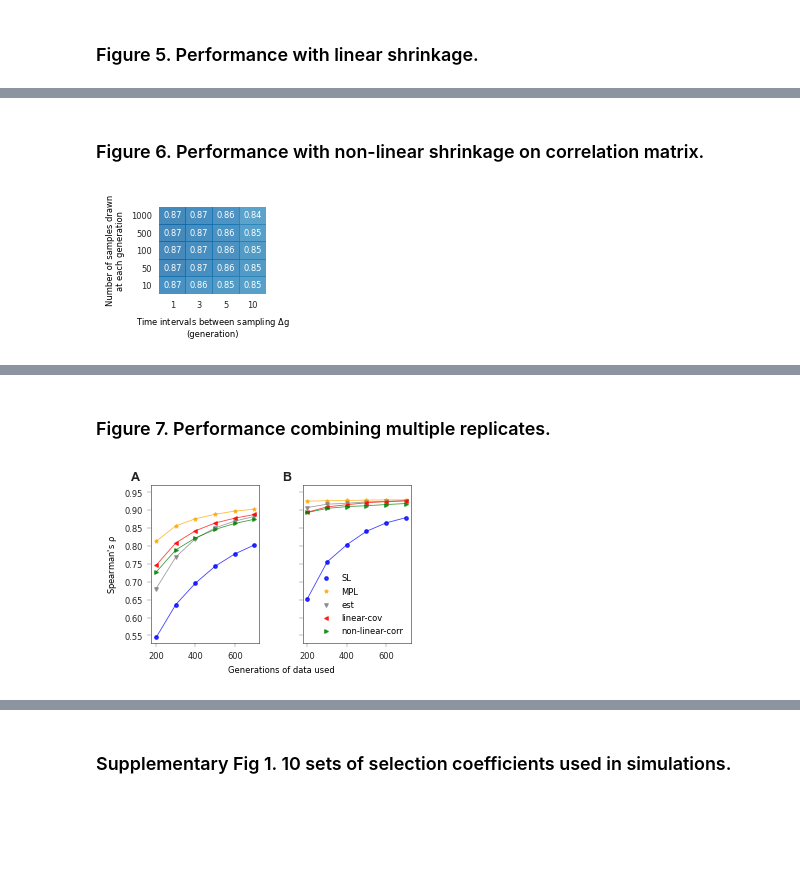
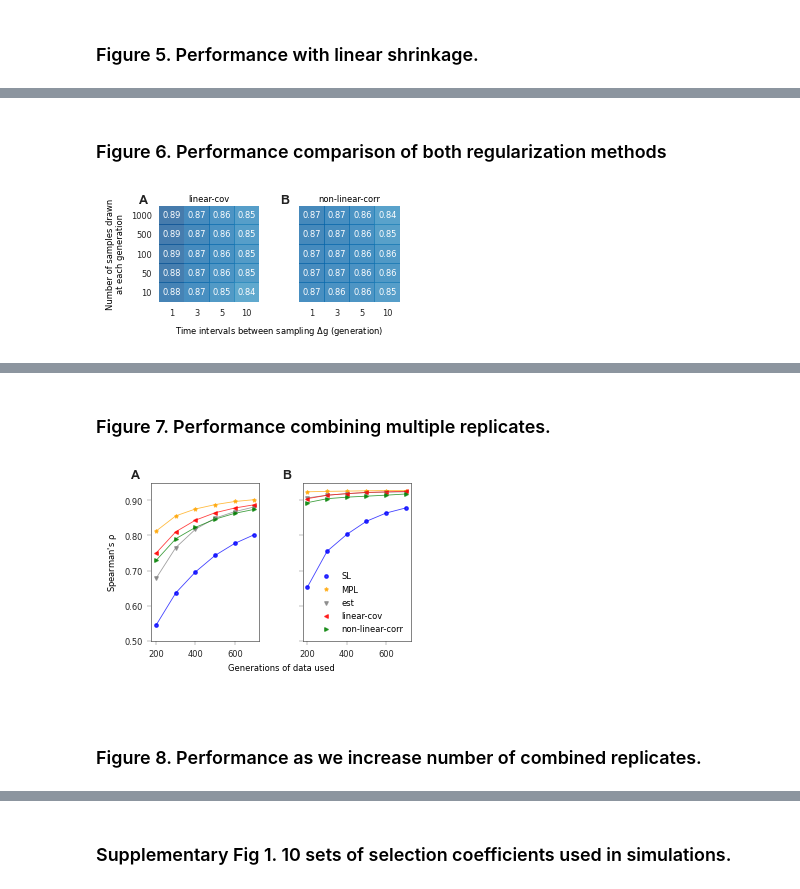
Before and after one commit to bartonlab/paper-covariance-estimation, a Jupyter notebook: figures.ipynb, the cells around one changed output, grey strips where cells are left out. Cells and saved outputs as stored; diff of their text form; code cells hidden in the pictures; blank space fills up the shorter version.

```diff
--- a/figures.ipynb
+++ b/figures.ipynb
@@ -228,15 +235,15 @@ fig.plot_figure_performance_with_linear_shrinkage(spearmanr_basic, spearmanr_lin
 # %% [markdown]
 <a id='fig6'></a>
-# %% [markdown]
-### Figure 6. Performance with non-linear shrinkage on correlation matrix.
+# %% [markdown]
+### Figure 6. Performance comparison of both regularization methods
 # %%
 reload(fig)
-fig.plot_figure_performance_with_nonlinear_shrinkage(spearmanr_dcorr, truncate_index=5, truncate_list=TRUNCATE,
-                                                     sample_list=SAMPLE, record_list=RECORD, loss_selected=3,
-                                                     gamma_selected=0,
-                                                     save_file=FIG_DIR + "/fig6-performance-nonlinear-shrinkage.pdf")
+fig.plot_figure_performance_with_both_regularizations(spearmanr_linear, spearmanr_dcorr, truncate_index=5, truncate_list=TRUNCATE,
+                                                      sample_list=SAMPLE, record_list=RECORD, loss_selected=3,
+                                                      gamma_selected=0, linear_selected=2,
+                                                      save_file=FIG_DIR + "/fig6-performance-both-shrinkage.pdf")
 # %% [output]
-[figure, old version]
+[figure, new version]
 # %% [markdown]
 <a id='fig7'></a>
 # %% [markdown]
@@ -275,10 +282,13 @@ def load_performance_combine(window=4, loss_selected=3, gamma_selected=0):
 # %%
 reload(fig)
-fig.plot_figure_performance_combining_multiple_replicates(spearmanr_basic, spearmanr_linear, spearmanr_dcorr,
-                                                          spearmanr_basic_combine, spearmanr_linear_combine,
-                                                          spearmanr_dcorr_combine, truncate_list=TRUNCATE,
-                                                          sample_list=SAMPLE, record_list=RECORD, linear_selected=2,
-                                                          loss_selected=3, gamma_selected=0,
-                                                          save_file=FIG_DIR + "/fig7-performance-combining-replicates.pdf")
+fig.plot_figure_performance_combining_multiple_replicates(
+    spearmanr_basic, spearmanr_linear, spearmanr_dcorr,
+    spearmanr_basic_combine, spearmanr_linear_combine, spearmanr_dcorr_combine,
+    truncate_list=TRUNCATE, sample_list=SAMPLE, record_list=RECORD, linear_selected=2, loss_selected=3, gamma_selected=0,
+    save_file=FIG_DIR + "/fig7-performance-combining-replicates.pdf")
 # %% [output]
-[figure, old version]
+[figure, new version]
+# %% [markdown]
+<a id='fig8'></a>
+# %% [markdown]
+### Figure 8. Performance as we increase number of combined replicates.
```
Also changed, not shown: parts of 21 cells of this notebook, 16 other files.
